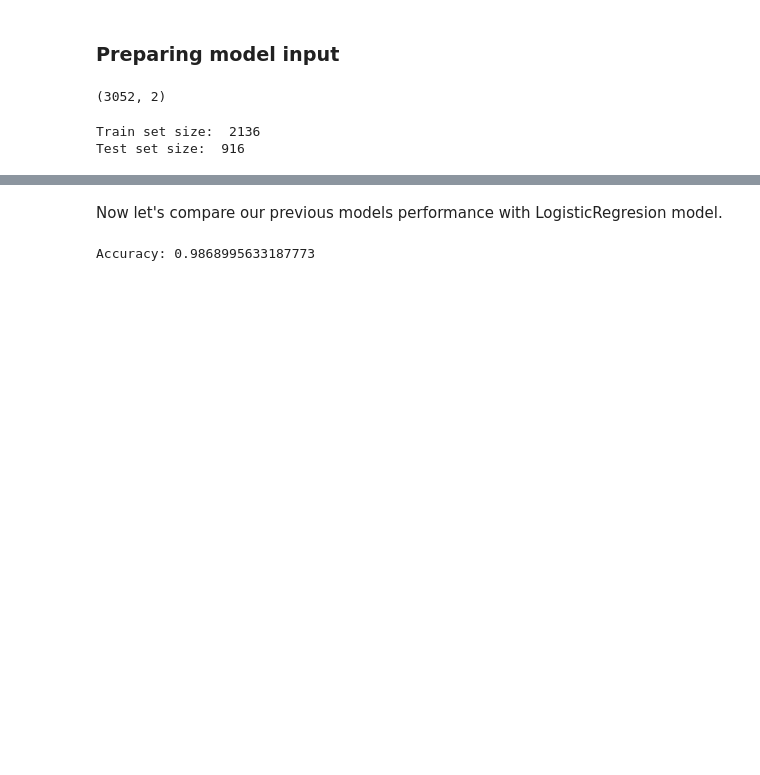
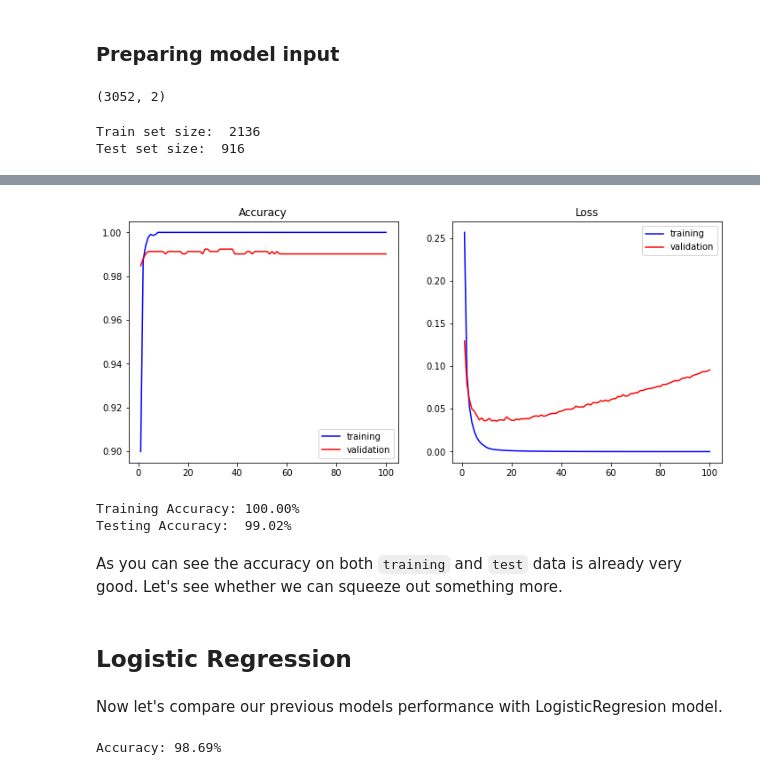
Before and after one commit to Fryzu/spam-mails-classification, a Jupyter notebook: notebook.ipynb, the cells around one changed output, grey strips where cells are left out. Cells and saved outputs as stored; diff of their text form; code cells hidden in the pictures; blank space fills up the shorter version.

```diff
--- a/notebook.ipynb
+++ b/notebook.ipynb
@@ -390,0 +391,11 @@ numpy.float32
+# %%
+input_layer_dimension = X_train.shape[1]
+
+model = Sequential()
+model.add(layers.Dense(10, input_dim=input_layer_dimension, activation='relu'))
+model.add(layers.Dense(1, activation='sigmoid'))
+# %%
+model.compile(loss='binary_crossentropy',
+              optimizer='adam',
+              metrics=['accuracy'])
+model.summary()
@@ -390,0 +415,6 @@ numpy.float32
+# %%
+history = model.fit(X_train, y_train,
+                    epochs=100,
+                    verbose=True,
+                    validation_data=(X_test, y_test),
+                    batch_size=10)
@@ -391,3 +439,38 @@ numpy.float32
+# %%
+def plot_history(history):
+    accuracy = history.history['accuracy']
+    val_accuracy = history.history['val_accuracy']
+    loss = history.history['loss']
+    val_loss = history.history['val_loss']
+    x = range(1, len(accuracy) + 1)
+
+    plt.figure(figsize=(12, 5))
+    plt.subplot(1, 2, 1)
+    plt.plot(x, accuracy, 'b', label='training')
+    plt.plot(x, val_accuracy, 'r', label='validation')
+    plt.title('Accuracy')
+    plt.legend()
+    plt.subplot(1, 2, 2)
+    plt.plot(x, loss, 'b', label='training')
+    plt.plot(x, val_loss, 'r', label='validation')
+    plt.title('Loss')
+    plt.legend()
+# %%
+plot_history(history)
+# %% [output]
+[figure, added]
+# %%
+loss, accuracy = model.evaluate(X_train, y_train, verbose=False)
+print("Training Accuracy: {:.2%}".format(accuracy))
+loss, accuracy = model.evaluate(X_test, y_test, verbose=False)
+print("Testing Accuracy:  {:.2%}".format(accuracy))
+# %% [output]
+Training Accuracy: 100.00%
+Testing Accuracy:  99.02%
+# %% [markdown]
+As you can see the accuracy on both `training` and `test` data is already very good. Let's see whether we can squeeze out something more.
+# %% [markdown]
+## Logistic Regression
 # %% [markdown]
 Now let's compare our previous models performance with LogisticRegresion model.
 # %%
@@ -398,6 +481,6 @@ classifier.fit(X_train, y_train)
 
 score = classifier.score(X_test, y_test)
 
-print("Accuracy:", "{:.0%}".format(score))
+print("Accuracy:", "{:.2%}".format(score))
 # %% [output]
-Accuracy: 0.9868995633187773
+Accuracy: 98.69%
```
Also changed, not shown: parts of 7 cells of this notebook.
